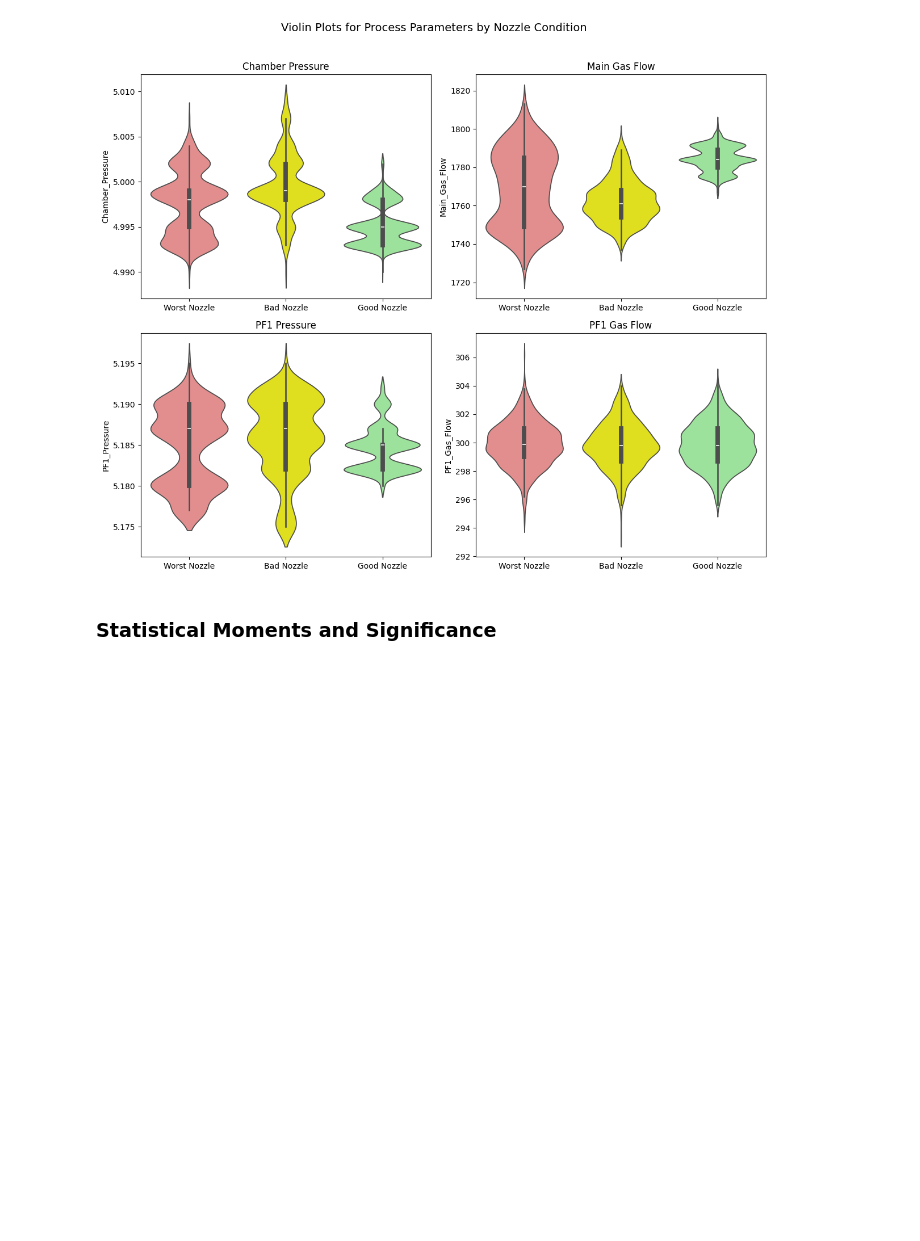
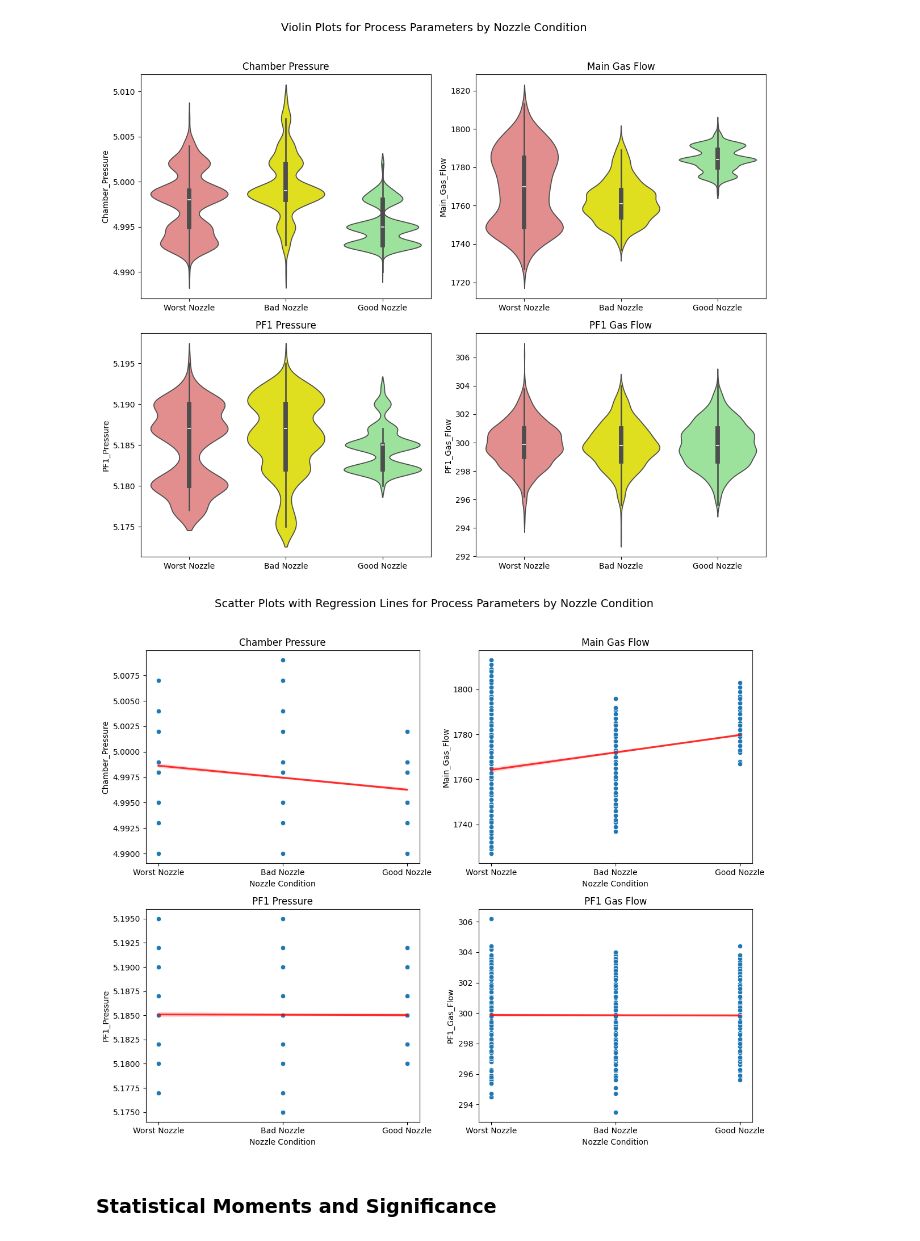
Before and after one commit to yongzane00/LSTM_Process_Outcome_Prediction, a Jupyter notebook: code/eda_3.ipynb, the cells around one changed output. Drawn from its saved outputs; the diff is of its cells as text; code cells hidden in the pictures; blank space fills up the shorter version.

```diff
--- a/code/eda_3.ipynb
+++ b/code/eda_3.ipynb
@@ -203,6 +203,47 @@ Passing `palette` without assigning `hue` is deprecated and will be removed in v
 
   sns.violinplot(x="Nozzle_Condition", y=param, data=df, ax=ax, order=[0, 0.5, 1], palette=['lightcoral', 'yellow', 'lightgreen'])
 [figure]
+# %%
+# Set up the figure and axes for a 2x2 grid
+fig, axes = plt.subplots(2, 2, figsize=(12, 10))
+fig.suptitle("Scatter Plots with Regression Lines for Process Parameters by Nozzle Condition", fontsize=14)
+
+# Plot each parameter in a subplot
+for ax, param, title in zip(axes.flatten(), pros_param, titles):
+    # Use sns.scatterplot for scatter points
+    sns.scatterplot(
+        x="Nozzle_Condition",
+        y=param,
+        data=df,
+        ax=ax,
+        palette=['lightcoral', 'yellow', 'lightgreen'],  # Set custom colors
+    )
+
+    # Add a regression line
+    sns.regplot(
+        x="Nozzle_Condition",
+        y=param,
+        data=df,
+        ax=ax,
+        scatter=False,  # Prevent regplot from adding additional scatter points
+        line_kws={"color": "red", "alpha": 0.8},  # Customize regression line color and transparency
+        order=1,  # Linear regression; change to higher order for polynomial regression
+    )
+
+    # Set custom x-axis labels
+    ax.set_title(title, fontsize=12)
+    ax.set_xticks([0, 0.5, 1])  # Ensure tick positions match the nozzle conditions
+    ax.set_xticklabels(['Worst Nozzle', 'Bad Nozzle', 'Good Nozzle'])  # Set custom labels
+    ax.set_xlabel("Nozzle Condition", fontsize=10)  # X-axis label
+    ax.set_ylabel(param, fontsize=10)  # Y-axis label
+
+# Adjust layout and display
+plt.tight_layout(rect=[0, 0, 1, 0.96])  # Adjust rect for the main title
+# Uncomment the line below to save the figure
+# plt.savefig(f"../graphs/Scatter_with_Regression.png", format="png", dpi=300, bbox_inches="tight")
+plt.show()
+# %% [output]
+[figure, added]
 # %% [markdown]
 ### Statistical Moments and Significance
 # %% [markdown]
```
Also changed, not shown: parts of 1 cell of this notebook, 52 other files.
